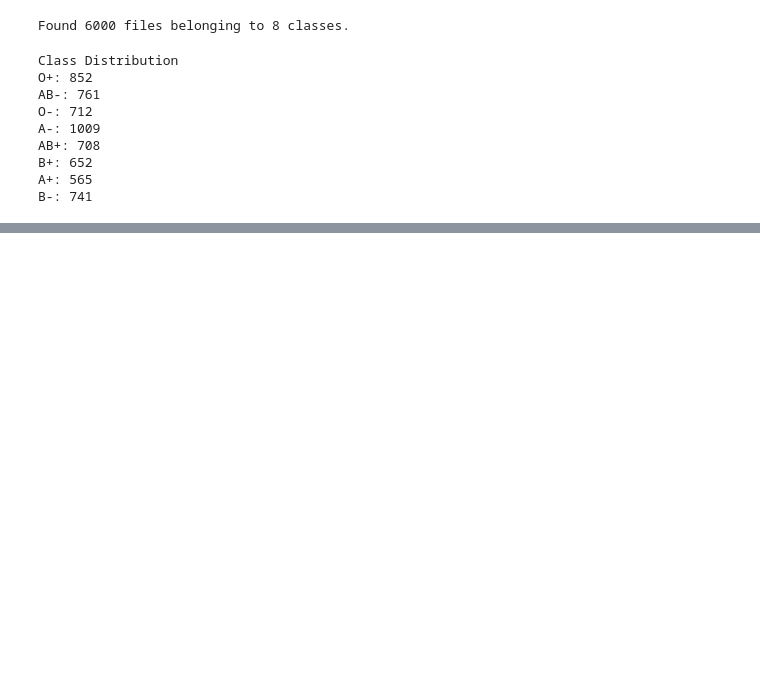
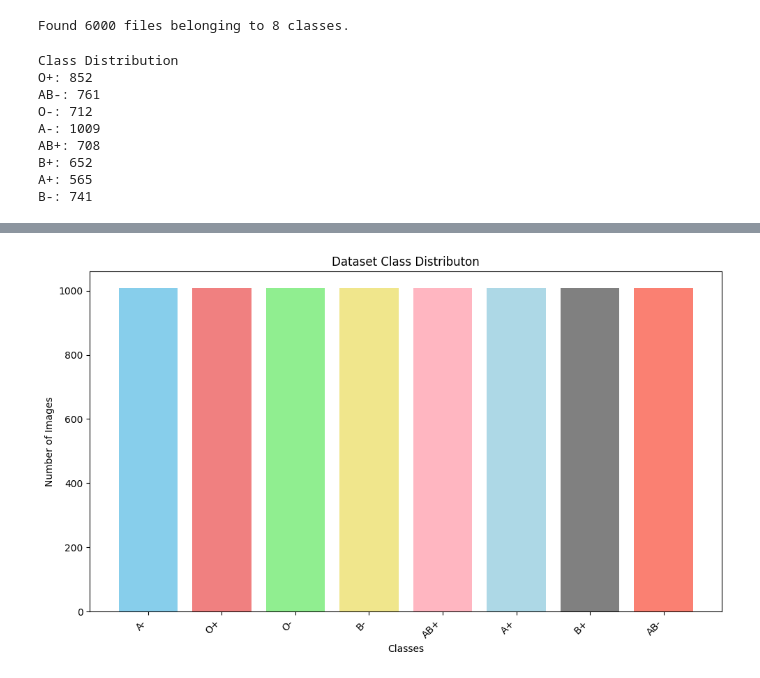
Before and after one commit to KRRAHUL69/Blood-Group-Detection-Using-Fingerprint-Pattern, a Jupyter notebook: notebook/bgdufp.ipynb, the cells around one changed output, grey strips where cells are left out. Drawn from its saved outputs; the diff is of its cells as text; code cells hidden in the pictures; blank space fills up the shorter version.

```diff
--- a/notebook/bgdufp.ipynb
+++ b/notebook/bgdufp.ipynb
@@ -64,0 +79,31 @@ plot_class_distribution(class_names, class_counts)
+# %%
+# Function to oversample a class
+def oversample_class(class_id, count, max_count):
+    # Ensure the dataset is unbatched for filtering
+    unbatched_dataset = dataset.unbatch()
+
+    # Filter the dataset for the specific class
+    class_dataset = unbatched_dataset.filter(lambda img, lbl: tf.equal(lbl, class_id))
+
+    # Calculate the number of repetitions needed
+    repeat_factor = max_count // count + (max_count % count > 0)
+
+    # Repeat the dataset to match the desired count
+    return class_dataset.repeat(repeat_factor).take(max_count)
+# %%
+# Balance the dataset
+balanced_datasets = []
+for class_id, count in class_counts.items():
+    balanced_datasets.append(oversample_class(class_id, count, max_count))
+
+# Combine balanced datasets
+balanced_datasets = tf.data.Dataset.sample_from_datasets(balanced_datasets)
+
+# Check balanced class distribution
+balanced_class_counts = Counter([int(lbl.numpy()) for _, lbl in balanced_datasets])
+plot_class_distribution(class_names, balanced_class_counts)
+
+# Batch the balanced dataset
+balanced_datasets = balanced_datasets.batch(BATCH_SIZE, drop_remainder=True)
+# %% [output]
+[figure, added]
```
Also changed, not shown: parts of 9 cells of this notebook.
